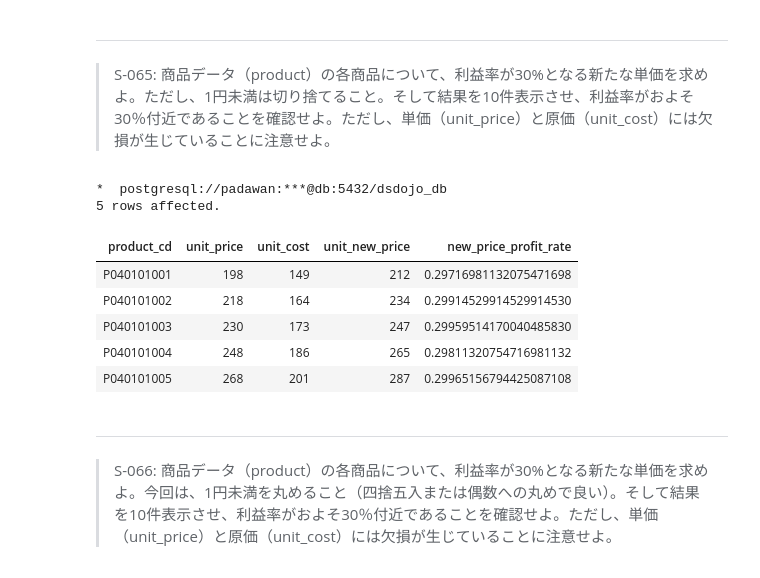
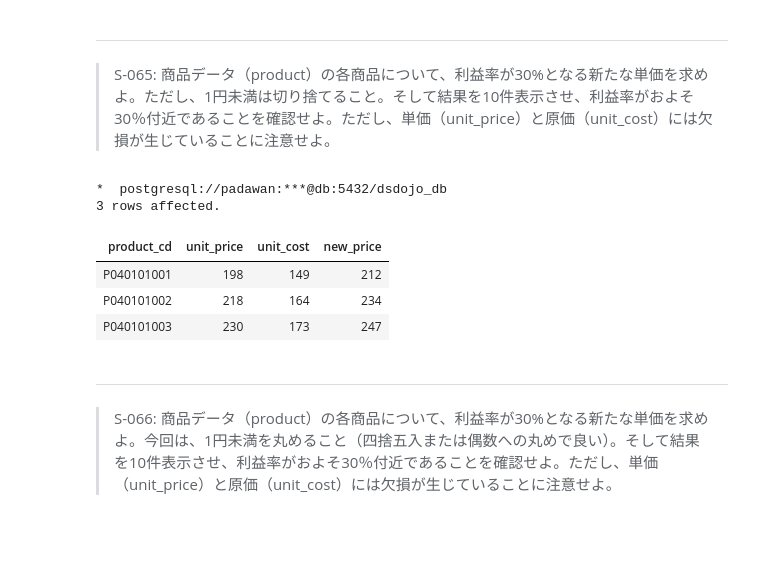
Before and after one commit to palakpaneerer/100knocks-preprocess, a Jupyter notebook: docker/work/preprocess_knock_SQL.ipynb, the cells around one changed output. Saved outputs shown, nothing was run; the diff lists cells and outputs as text; code cells hidden in the pictures; blank space fills up the shorter version.

```diff
--- a/docker/work/preprocess_knock_SQL.ipynb
+++ b/docker/work/preprocess_knock_SQL.ipynb
@@ -2026,29 +2021,23 @@ LIMIt
 > S-065: 商品データ（product）の各商品について、利益率が30%となる新たな単価を求めよ。ただし、1円未満は切り捨てること。そして結果を10件表示させ、利益率がおよそ30％付近であることを確認せよ。ただし、単価（unit_price）と原価（unit_cost）には欠損が生じていることに注意せよ。
 # %%
 %%sql
-
-
 
 SELECT
     product_cd,
     unit_price,
     unit_cost,
-    TRUNC(unit_cost / 0.7) AS unit_new_price,
-    (TRUNC(unit_cost / 0.7) - unit_cost) / TRUNC(unit_cost / 0.7) AS new_price_profit_rate
+    FLOOR(unit_cost / 0.7) AS new_price
 FROM
     product
 LIMIT
-    5
-;
+    3;
 # %% [output]
 *  postgresql://padawan:***@db:5432/dsdojo_db
-5 rows affected.
+3 rows affected.
-| product_cd | unit_price | unit_cost | unit_new_price | new_price_profit_rate |
-| P040101001 | 198 | 149 | 212 | 0.29716981132075471698 |
-| P040101002 | 218 | 164 | 234 | 0.29914529914529914530 |
-| P040101003 | 230 | 173 | 247 | 0.29959514170040485830 |
-| P040101004 | 248 | 186 | 265 | 0.29811320754716981132 |
-| P040101005 | 268 | 201 | 287 | 0.29965156794425087108 |
+| product_cd | unit_price | unit_cost | new_price |
+| P040101001 | 198 | 149 | 212 |
+| P040101002 | 218 | 164 | 234 |
+| P040101003 | 230 | 173 | 247 |
 # %% [markdown]
 ---
 > S-066: 商品データ（product）の各商品について、利益率が30%となる新たな単価を求めよ。今回は、1円未満を丸めること（四捨五入または偶数への丸めで良い）。そして結果を10件表示させ、利益率がおよそ30％付近であることを確認せよ。ただし、単価（unit_price）と原価（unit_cost）には欠損が生じていることに注意せよ。
```
Also changed, not shown: parts of 21 cells of this notebook.
